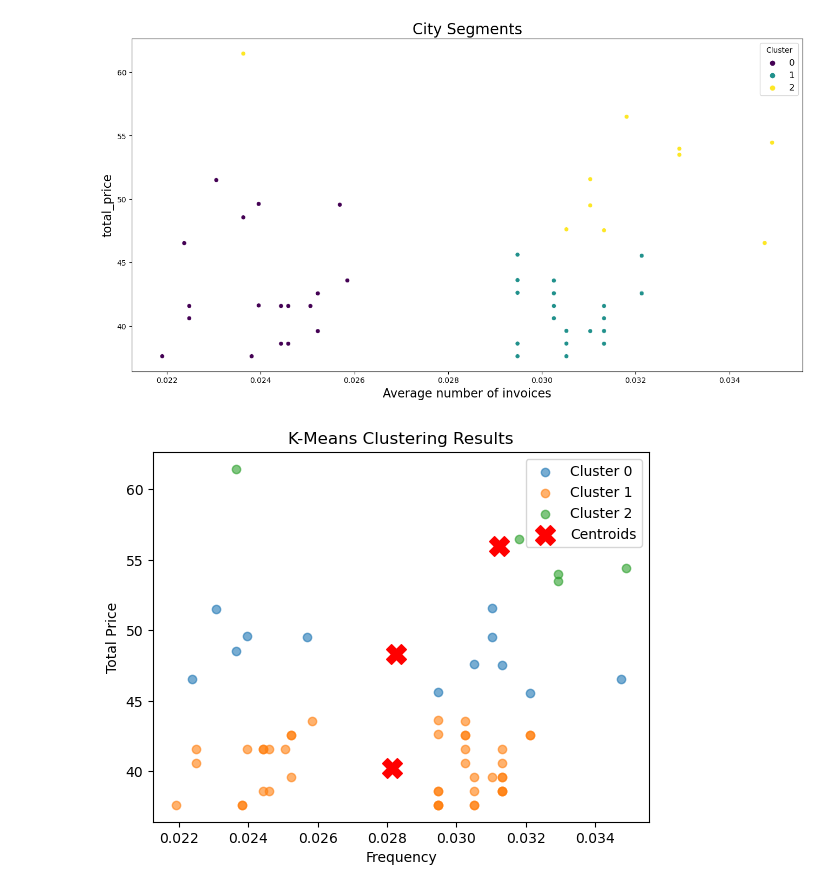
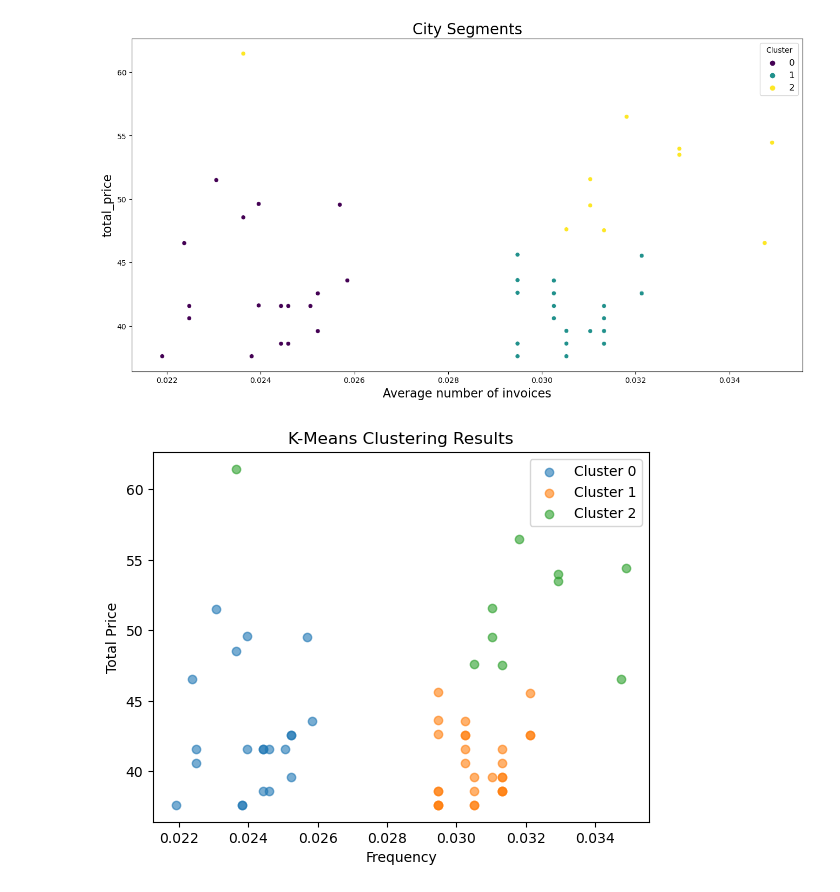
Before and after one commit to Learnheart/DWH-GR10, a Jupyter notebook: machine_learning/cluster.ipynb, the cells around one changed output. Drawn from its saved outputs; the diff is of its cells as text; code cells hidden in the pictures.

Commit message:
cluster done

```diff
--- a/machine_learning/cluster.ipynb
+++ b/machine_learning/cluster.ipynb
@@ -94,6 +94,7 @@ plt.show()
 optimal_clusters = 3
 kmeans = KMeans(n_clusters=optimal_clusters, random_state=42)
 customer['Cluster'] = kmeans.fit_predict(df_scaled)
+Y = customer['Cluster']
 # %%
 cluster_analysis = customer.groupby('Cluster').mean()
 print(cluster_analysis)
@@ -129,16 +130,16 @@ plt.show()
 # %%
 for cluster in range(optimal_clusters):
     plt.scatter(X[Y == cluster, 0], X[Y == cluster, 1], label=f'Cluster {cluster}', alpha=0.6)
 
 # centroids
-plt.scatter(kmeans.cluster_centers_[:, 0], kmeans.cluster_centers_[:, 1],
-            color='red', marker='X', s=200, label='Centroids')
+# plt.scatter(kmeans.cluster_centers_[:, 0], kmeans.cluster_centers_[:, 1],
+#             color='red', marker='X', s=200, label='Centroids')
 
 plt.title('K-Means Clustering Results')
 plt.xlabel('Frequency')
 plt.ylabel('Total Price')
 plt.legend()
 # plt.grid()
 plt.show()
 # %% [output]
-[figure, old version]
+[figure, new version]
```
Also changed, not shown: 3 other files.
